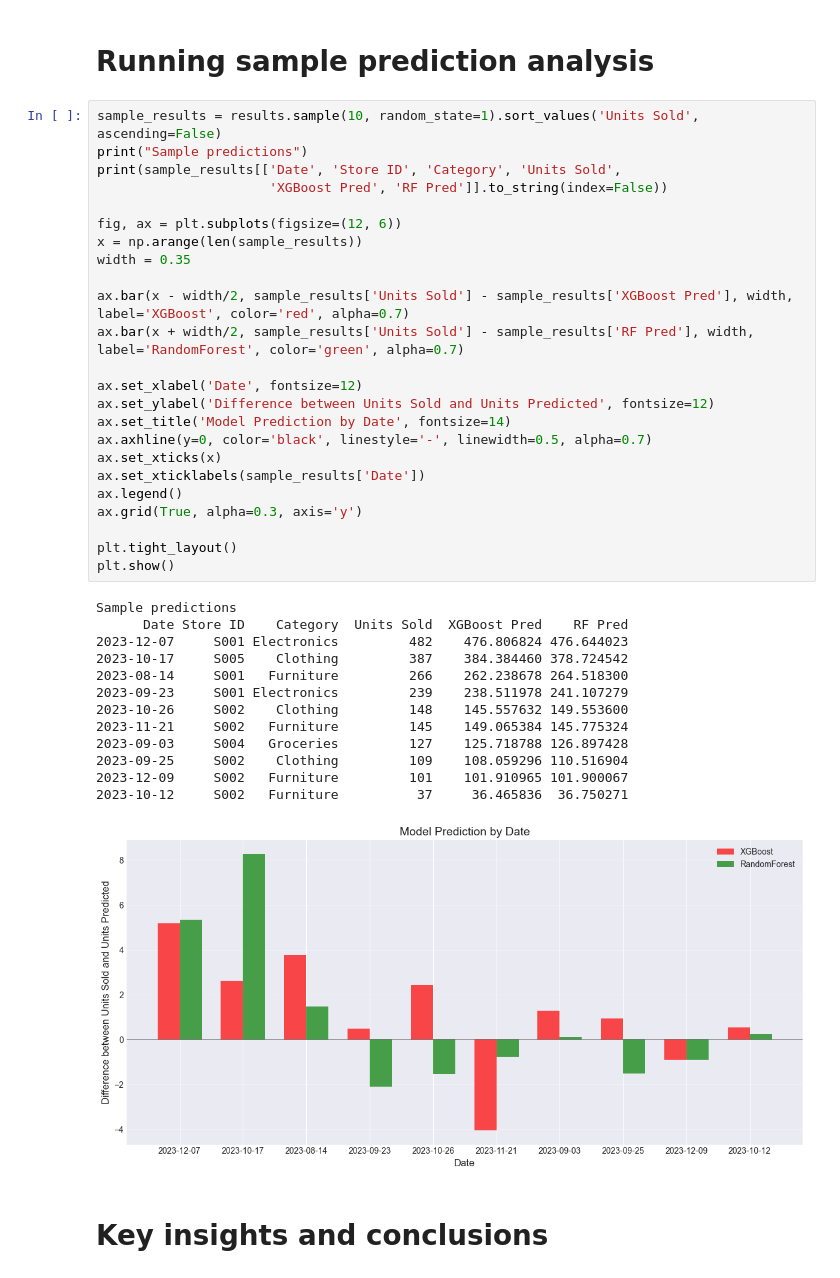
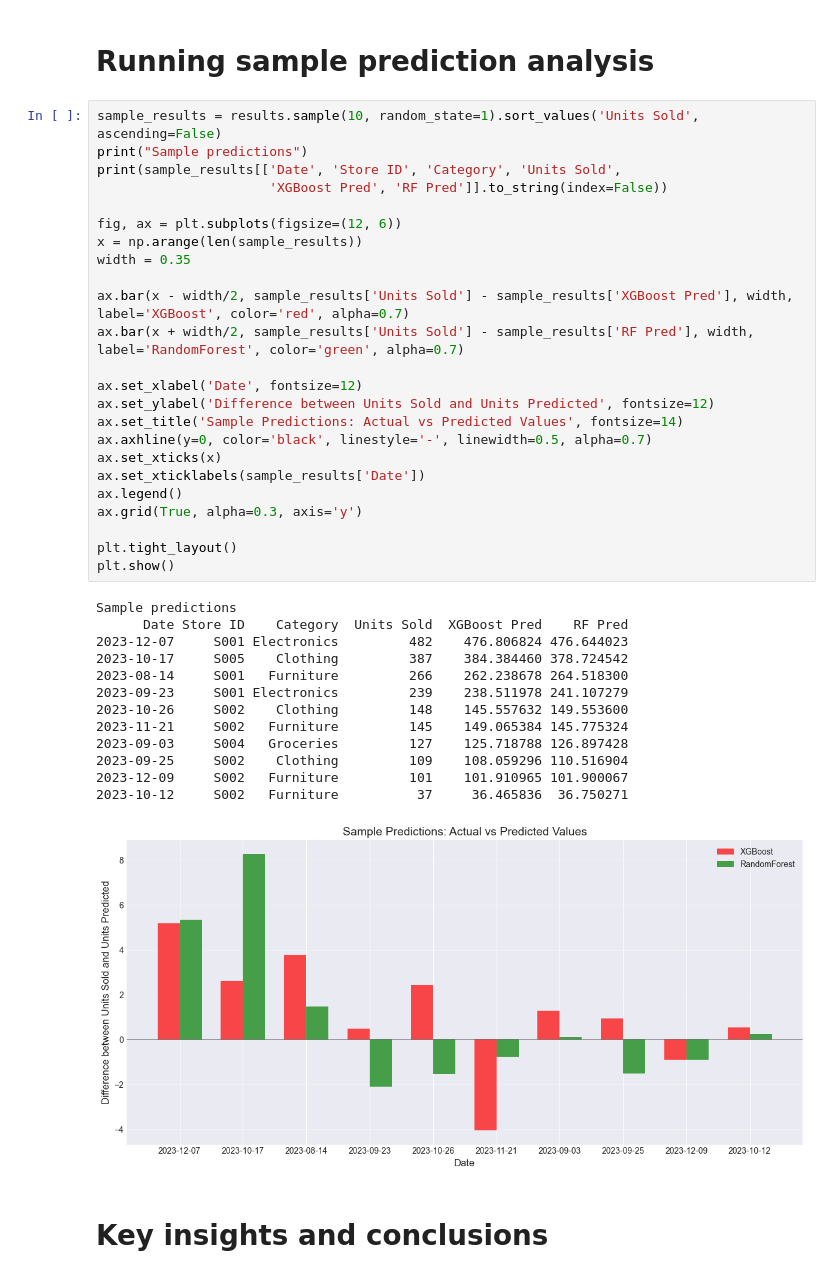
Before and after one commit to ElliottYankee/Retail-Sales-Forecasting-Pipeline, a Jupyter notebook: notebooks/model_comparison.ipynb, the cells around one changed output. Drawn from its saved outputs; the diff is of its cells as text.

Commit message:
Replaced sample predicition analysis graph with a more accurate title: 'Sample Predictions: Actual vs Predicted Values'

```diff
--- a/notebooks/model_comparison.ipynb
+++ b/notebooks/model_comparison.ipynb
@@ -348,35 +348,35 @@ print(sample_results[['Date', 'Store ID', 'Category', 'Units Sold',
 fig, ax = plt.subplots(figsize=(12, 6))
 x = np.arange(len(sample_results))
 width = 0.35
 
 ax.bar(x - width/2, sample_results['Units Sold'] - sample_results['XGBoost Pred'], width, label='XGBoost', color='red', alpha=0.7)
 ax.bar(x + width/2, sample_results['Units Sold'] - sample_results['RF Pred'], width, label='RandomForest', color='green', alpha=0.7)
 
 ax.set_xlabel('Date', fontsize=12)
 ax.set_ylabel('Difference between Units Sold and Units Predicted', fontsize=12)
-ax.set_title('Model Prediction by Date', fontsize=14)
+ax.set_title('Sample Predictions: Actual vs Predicted Values', fontsize=14)
 ax.axhline(y=0, color='black', linestyle='-', linewidth=0.5, alpha=0.7)
 ax.set_xticks(x)
 ax.set_xticklabels(sample_results['Date'])
 ax.legend()
 ax.grid(True, alpha=0.3, axis='y')
 
 plt.tight_layout()
 plt.show()
 # %% [output]
 Sample predictions
       Date Store ID    Category  Units Sold  XGBoost Pred    RF Pred
 2023-12-07     S001 Electronics         482    476.806824 476.644023
 2023-10-17     S005    Clothing         387    384.384460 378.724542
 2023-08-14     S001   Furniture         266    262.238678 264.518300
 2023-09-23     S001 Electronics         239    238.511978 241.107279
 2023-10-26     S002    Clothing         148    145.557632 149.553600
 2023-11-21     S002   Furniture         145    149.065384 145.775324
 2023-09-03     S004   Groceries         127    125.718788 126.897428
 2023-09-25     S002    Clothing         109    108.059296 110.516904
 2023-12-09     S002   Furniture         101    101.910965 101.900067
 2023-10-12     S002   Furniture          37     36.465836  36.750271
-[figure, old version]
+[figure, new version]
 # %% [markdown]
 # Key insights and conclusions
 # %%
```
